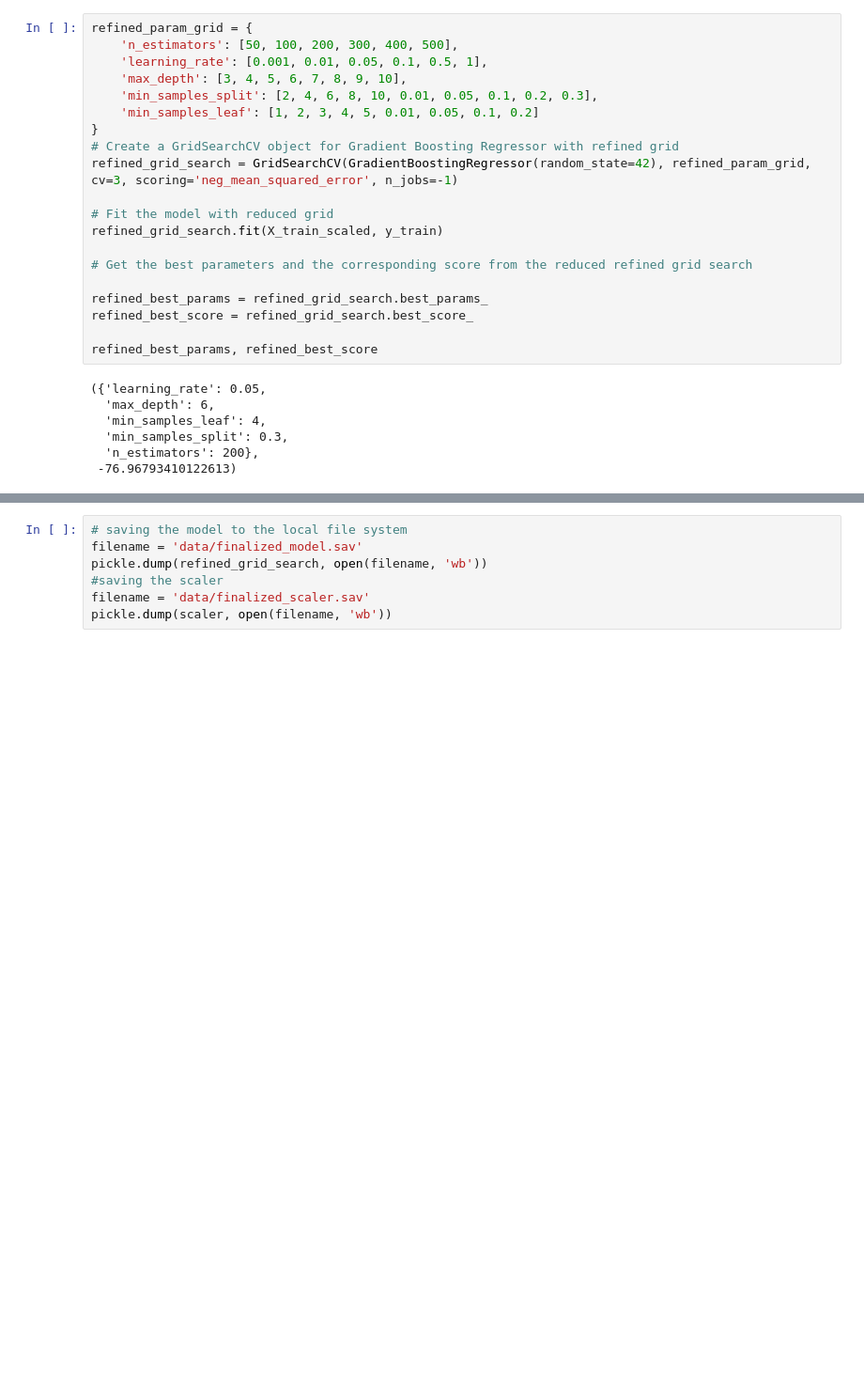
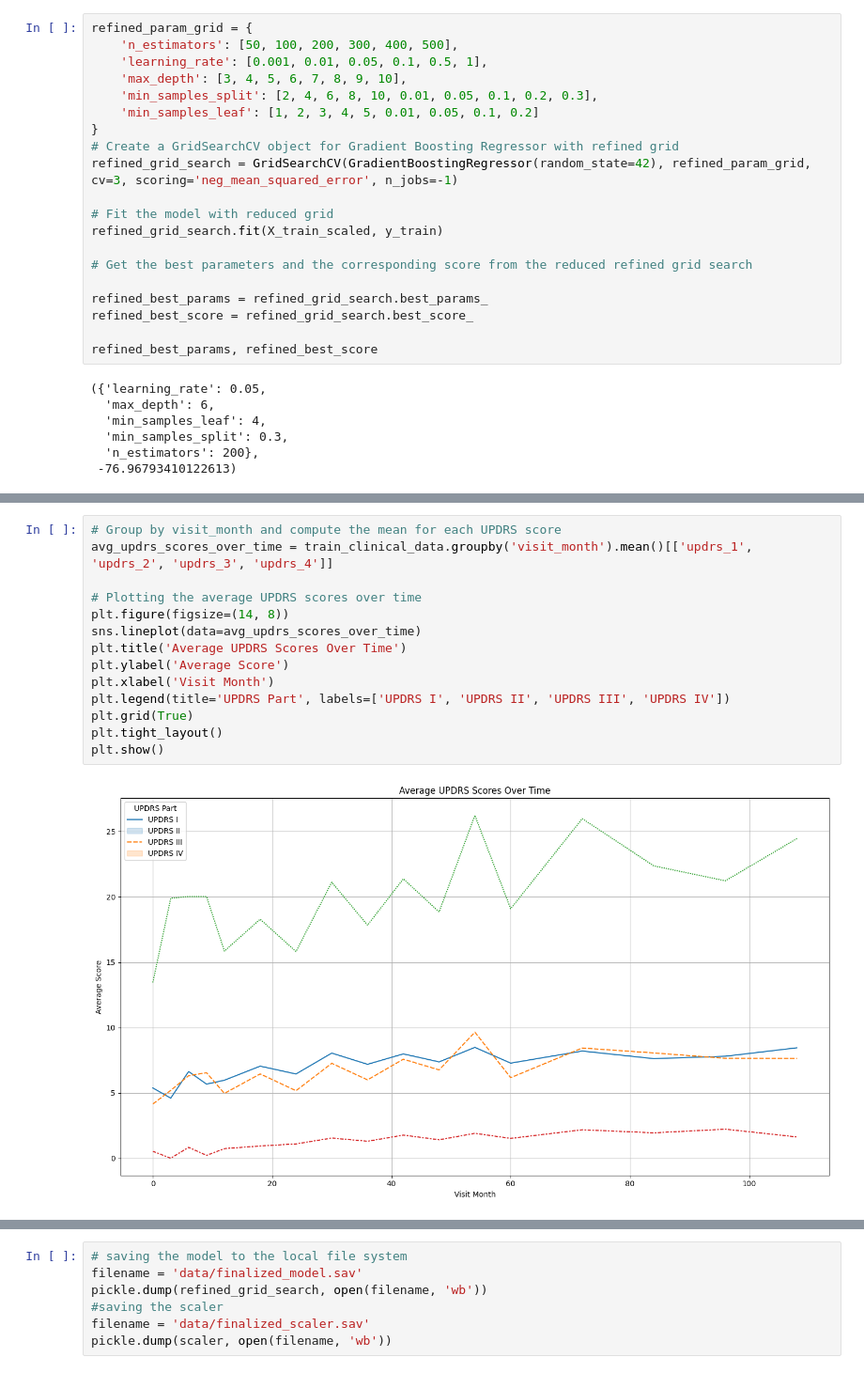
Before and after one commit to azizharouna/NeuroMetrics, a Jupyter notebook: 4_modelization.ipynb, the cells around one changed output, grey strips where cells are left out. Shown at 94% size. Cells and saved outputs as stored; diff of their text form; blank space fills up the shorter version.

Commit message:
times series initiated

```diff
--- a/4_modelization.ipynb
+++ b/4_modelization.ipynb
@@ -175,0 +184,16 @@ refined_best_params, refined_best_score
+# %%
+# Group by visit_month and compute the mean for each UPDRS score
+avg_updrs_scores_over_time = train_clinical_data.groupby('visit_month').mean()[['updrs_1', 'updrs_2', 'updrs_3', 'updrs_4']]
+
+# Plotting the average UPDRS scores over time
+plt.figure(figsize=(14, 8))
+sns.lineplot(data=avg_updrs_scores_over_time)
+plt.title('Average UPDRS Scores Over Time')
+plt.ylabel('Average Score')
+plt.xlabel('Visit Month')
+plt.legend(title='UPDRS Part', labels=['UPDRS I', 'UPDRS II', 'UPDRS III', 'UPDRS IV'])
+plt.grid(True)
+plt.tight_layout()
+plt.show()
+# %% [output]
+[figure, added]
```
Also changed, not shown: parts of 7 cells of this notebook, 1 other file.
